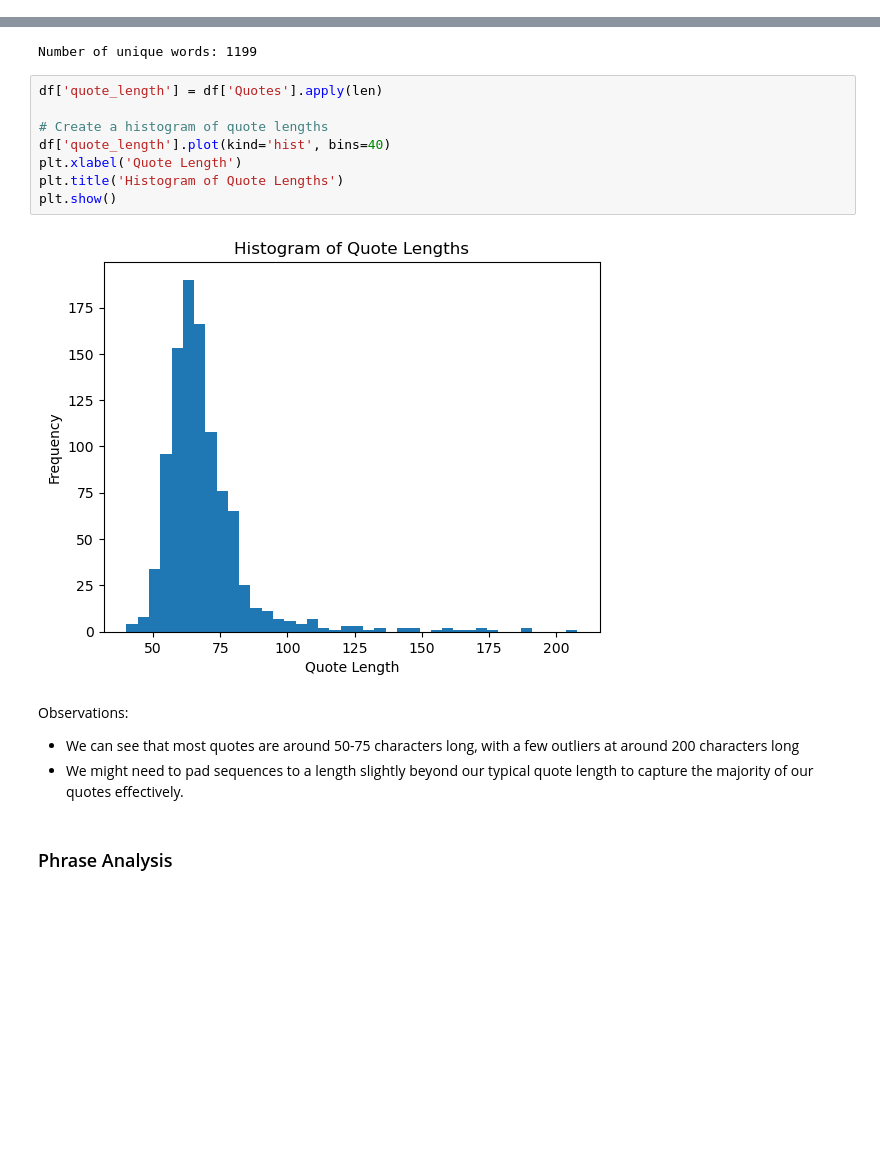
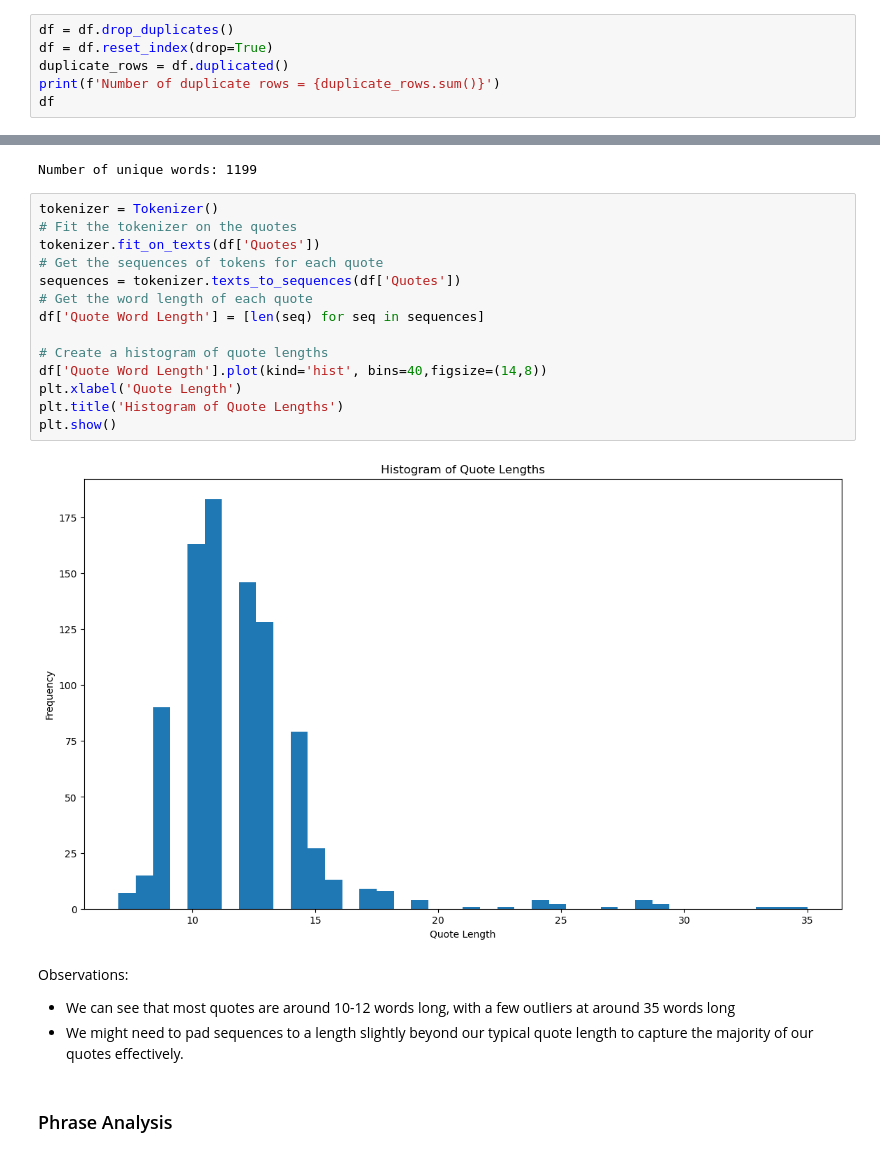
Before and after one commit to errnasty/Connvolution-and-Recurrent-Neural-Networks, a Jupyter notebook: RNN.ipynb, the cells around one changed output, grey strips where cells are left out. Saved outputs shown, nothing was run; the diff lists cells and outputs as text; blank space fills up the shorter version.

```diff
--- a/RNN.ipynb
+++ b/RNN.ipynb
@@ -80,0 +108,6 @@ What insights can we get from our data?
+# %%
+df = df.drop_duplicates()
+df = df.reset_index(drop=True)
+duplicate_rows = df.duplicated()
+print(f'Number of duplicate rows = {duplicate_rows.sum()}')
+df
@@ -122,18 +175,24 @@ print(f'Number of unique words: {num_unique_words}')
 # %% [output]
 Number of unique words: 1199
 # %%
-df['quote_length'] = df['Quotes'].apply(len)
+tokenizer = Tokenizer()
+# Fit the tokenizer on the quotes
+tokenizer.fit_on_texts(df['Quotes'])
+# Get the sequences of tokens for each quote
+sequences = tokenizer.texts_to_sequences(df['Quotes'])
+# Get the word length of each quote
+df['Quote Word Length'] = [len(seq) for seq in sequences]
 
 # Create a histogram of quote lengths
-df['quote_length'].plot(kind='hist', bins=40)
+df['Quote Word Length'].plot(kind='hist', bins=40,figsize=(14,8))
 plt.xlabel('Quote Length')
 plt.title('Histogram of Quote Lengths')
 plt.show()
 # %% [output]
-[figure, old version]
+[figure, new version]
 # %% [markdown]
 Observations:
-- We can see that most quotes are around 50-75 characters long, with a few outliers at around 200 characters long
+- We can see that most quotes are around 10-12 words long, with a few outliers at around 35 words long
 - We might need to pad sequences to a length slightly beyond our typical quote length to capture the majority of our quotes effectively.
 # %% [markdown]
 ### Phrase Analysis
```
Also changed, not shown: parts of 40 cells of this notebook.
